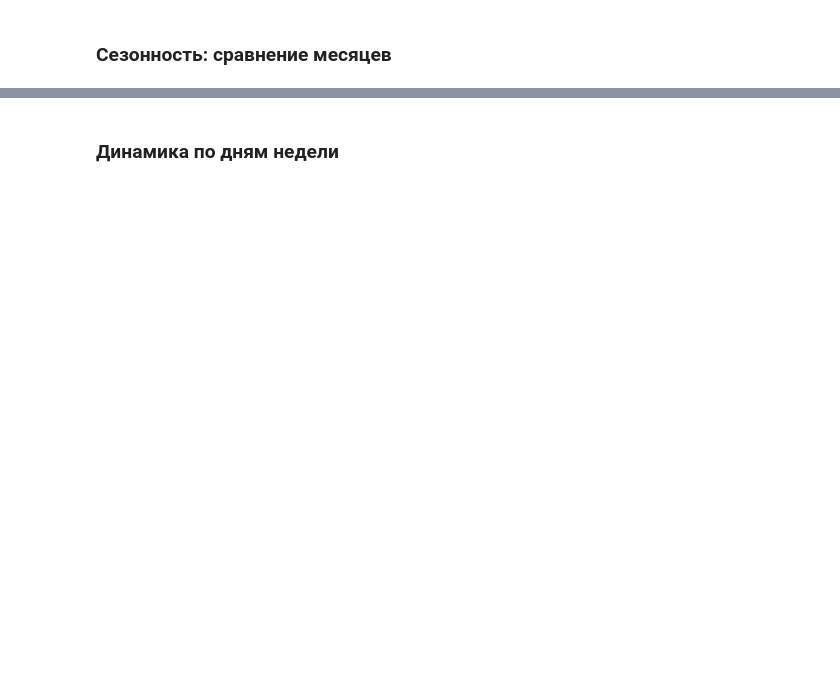
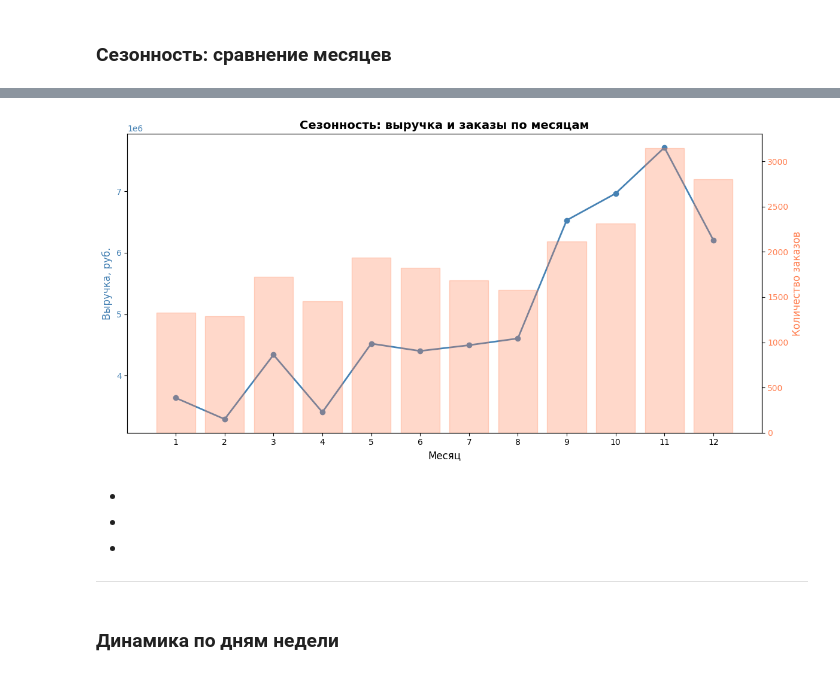
Before and after one commit to dazzens/dazzens, a Jupyter notebook: EDA_проект.ipynb, the cells around one changed output, grey strips where cells are left out. Saved outputs shown, nothing was run; the diff lists cells and outputs as text; code cells hidden in the pictures; blank space fills up the shorter version.

```diff
--- a/EDA_проект.ipynb
+++ b/EDA_проект.ipynb
@@ -1817,2 +2025,20 @@ print("=" * 60)
 # %% [markdown]
 ### **Сезонность: сравнение месяцев**
+# %%
+# ============================================
+# 3.1.3 СЕЗОННОСТЬ: СРАВНЕНИЕ МЕСЯЦЕВ
+# ============================================
+
+# Объединяем выручку и заказы в одну таблицу
+seasonal = monthly_revenue.merge(monthly_orders, on='month')
+seasonal['avg_check'] = seasonal['total_amount'] / seasonal['orders']
+
+# Сортируем по выручке
+seasonal_sorted = seasonal.sort_values('total_amount', ascending=False)
+
+print("="*60)
+print("СЕЗОННОСТЬ: РЕЙТИНГ МЕСЯЦЕВ ПО ВЫРУЧКЕ")
+print("="*60)
+for _, row in seasonal_sorted.iterrows():
+    print(f"Месяц {int(row['month'])}: {row['total_amount']:,.2f} руб. | {row['orders']:,} заказов | {row['avg_check']:,.2f} руб./заказ")
+print("="*60)
@@ -1819,2 +2062,48 @@ print("=" * 60)
+# %%
+
+
+# График: выручка и заказы на одном графике
+fig, ax1 = plt.subplots(figsize=(12, 6))
+
+# Выручка (линия)
+color = 'steelblue'
+ax1.set_xlabel('Месяц', fontsize=12)
+ax1.set_ylabel('Выручка, руб.', fontsize=12, color=color)
+ax1.plot(seasonal['month'], seasonal['total_amount'],
+         marker='o', linewidth=2, color=color, label='Выручка')
+ax1.tick_params(axis='y', labelcolor=color)
+ax1.grid(False)
+
+# Заказы (столбцы)
+ax2 = ax1.twinx()
+color = 'coral'
+ax2.set_ylabel('Количество заказов',
+               fontsize=12,
+               color=color)
+
+
+ax2.bar(seasonal['month'],
+        seasonal['orders'],
+        color=color,
+        alpha=0.3,
+        edgecolor=color,
+        label='Заказы')
+
+
+ax2.tick_params(axis='y', labelcolor=color)
+
+
+plt.title('Сезонность: выручка и заказы по месяцам', fontsize=14, fontweight='bold')
+plt.xticks(range(1, 13))
+fig.tight_layout()
+plt.show()
+# %% [output]
+[figure, added]
+# %% [markdown]
+-
+-
+-
+
+----
 # %% [markdown]
 ### **Динамика по дням недели**
```
Also changed, not shown: parts of 77 cells of this notebook.
